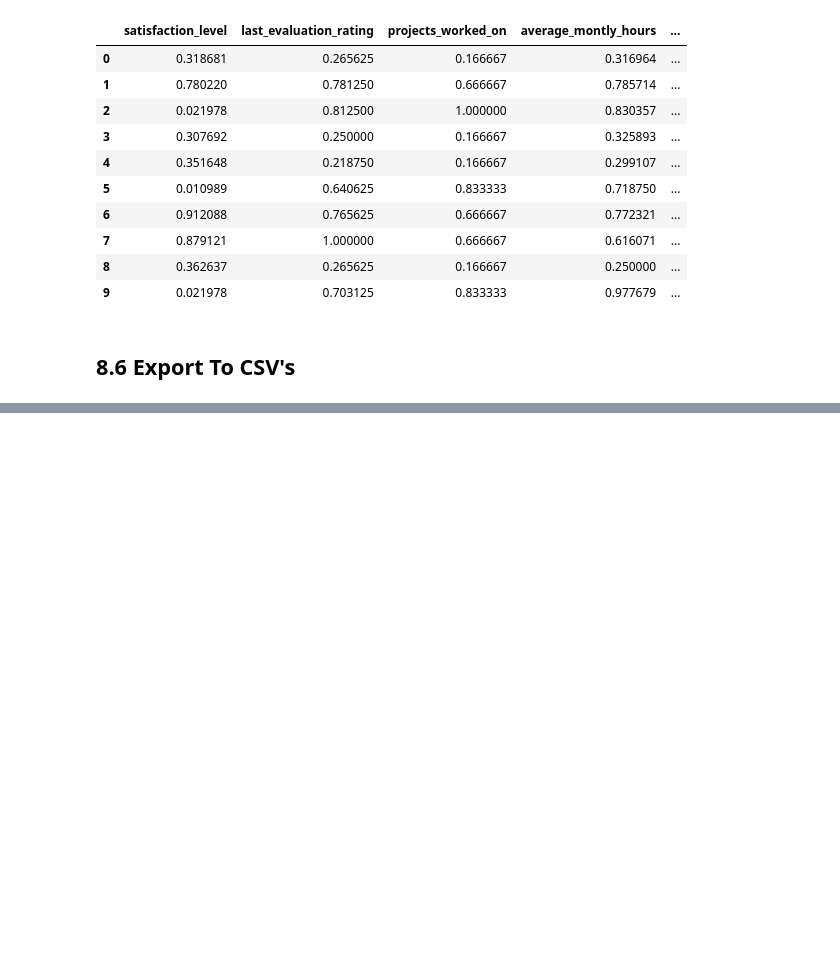
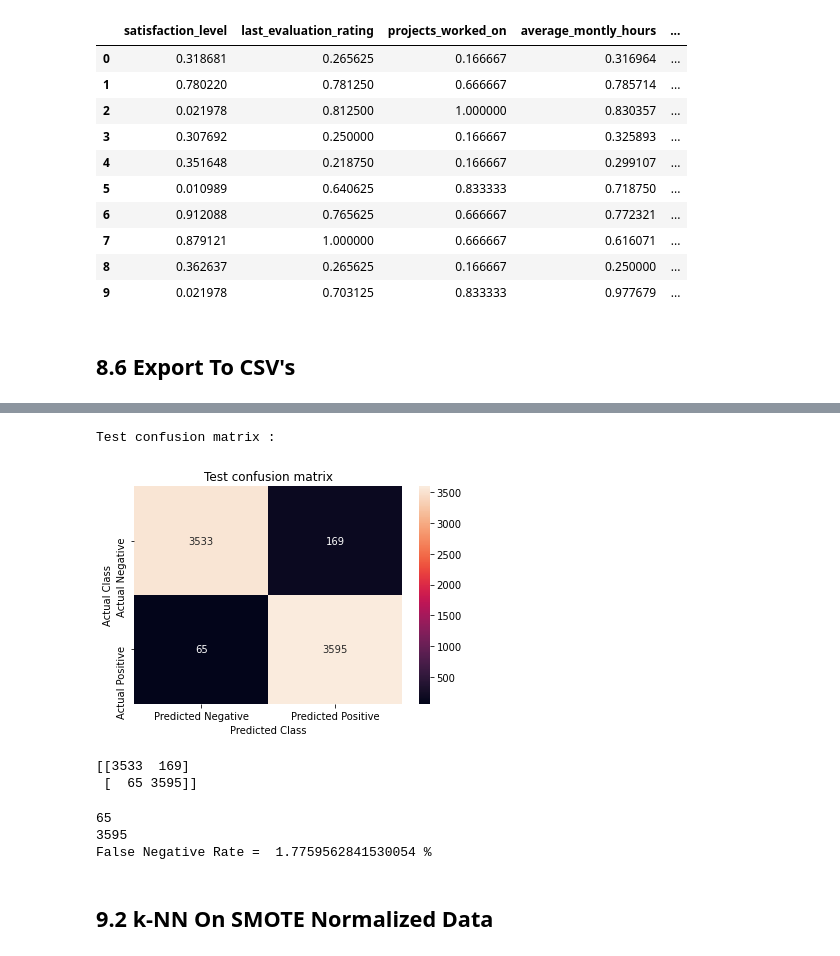
Before and after one commit to nalinsharma/BITSDissertation, a Jupyter notebook: ipynb/MidSemester.ipynb, the cells around one changed output, grey strips where cells are left out. Drawn from its saved outputs; the diff is of its cells as text; code cells hidden in the pictures; blank space fills up the shorter version.

```diff
--- a/ipynb/MidSemester.ipynb
+++ b/ipynb/MidSemester.ipynb
@@ -1964,0 +2141,33 @@ dill_load_session('8.6_data_processing_after_doing_eda_and_hypothesis_testing_an
+# %%
+print("Test confusion matrix :")
+cm_test_smote_standardized = confusion_matrix(y_test_smote_standardized, knn_smote_standardized.predict(x_test_smote_standardized))
+index_label_smote_standardized = ["Actual Negative", "Actual Positive"]
+column_label_smote_standardized = ["Predicted Negative", "Predicted Positive"]
+cm_test_smote_standardized_df = pd.DataFrame(cm_test_smote_standardized, index=index_label_smote_standardized, columns=column_label_smote_standardized)
+sns.heatmap(cm_test_smote_standardized_df, annot=True, fmt="d")
+plt.title("Test confusion matrix")
+plt.xlabel("Predicted Class")
+plt.ylabel("Actual Class")
+plt.show()
+print(cm_test_smote_standardized)
+# %% [output]
+Test confusion matrix :
+[figure, added]
+[[3533  169]
+ [  65 3595]]
+# %%
+_, _, false_negative_smote_standardized, true_positive_smote_standardized = cm_test_smote_standardized.ravel()
+
+# false_negative_smote_standardized = cm_test_smote_standardized[1][0]
+# true_positive_smote_standardized = cm_test_smote_standardized[1][1]
+
+# print(false_negative_smote_standardized)
+# print(true_positive_smote_standardized)
+
+print("False Negative Rate = ", (false_negative_smote_standardized/(false_negative_smote_standardized+true_positive_smote_standardized)) * 100, "%")
+# %% [output]
+65
+3595
+False Negative Rate =  1.7759562841530054 %
+# %% [markdown]
+## 9.2 k-NN On SMOTE Normalized Data
```
Also changed, not shown: parts of 57 cells of this notebook, 2 other files.
